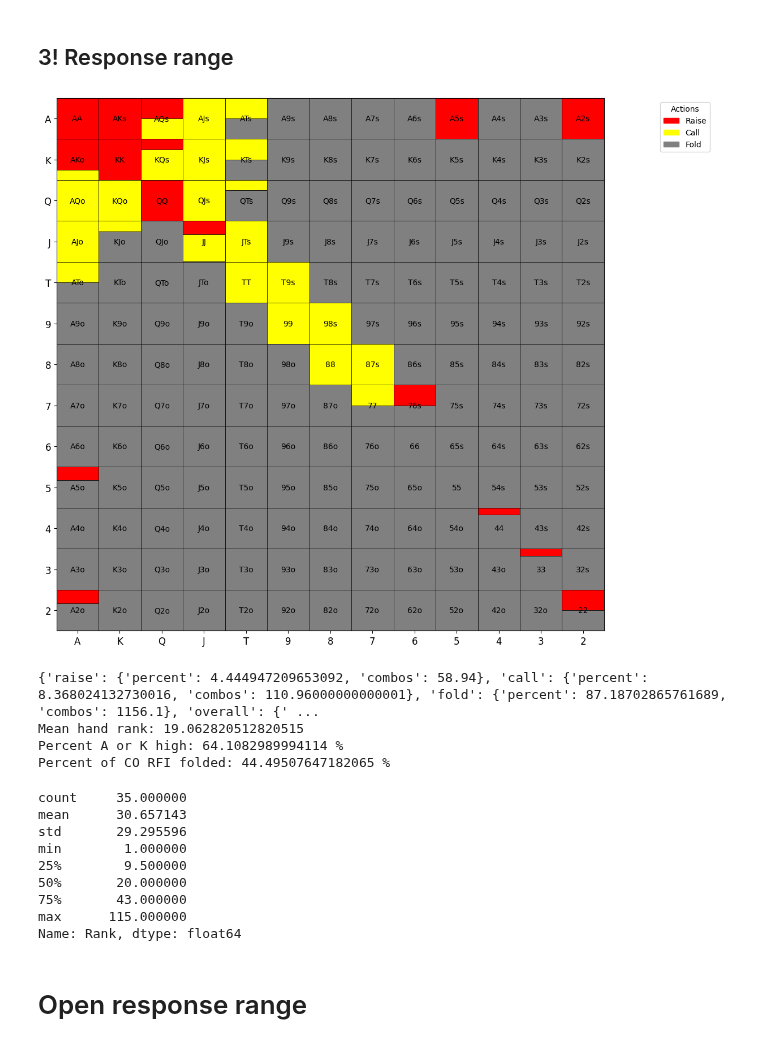
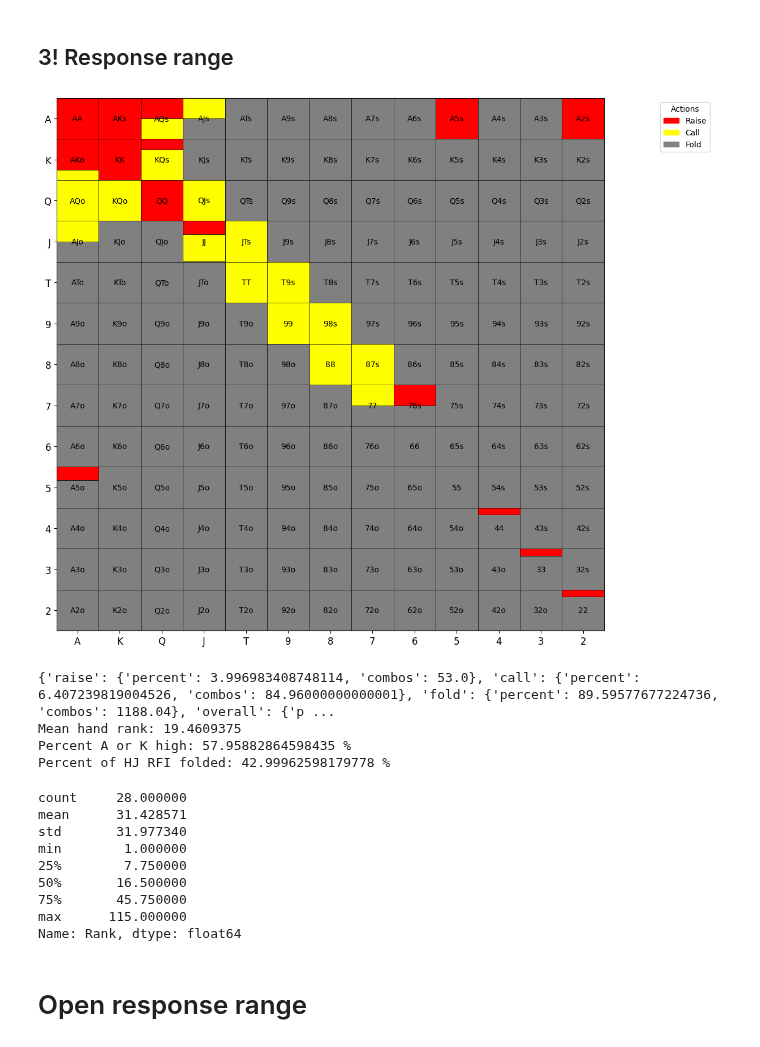
Before and after one commit to KunaalAgarwal/poker_analysis, a Jupyter notebook: src/hj_ranges.ipynb, the cells around one changed output. Cells and saved outputs as stored; diff of their text form; code cells hidden in the pictures.

```diff
--- a/src/hj_ranges.ipynb
+++ b/src/hj_ranges.ipynb
@@ -141,7 +141,6 @@ response_3bet_range = {
     "QQ": {"raise": 1.0, "call": 0.0},
     "JJ": {"raise": 0.33, "call": 0.66},
     "TT": {"raise": 0.0, "call": 1.0},
-
     "99": {"raise": 0.0, "call": 1.0},
     "88": {"raise": 0.0, "call": 1.0},
     "77": {"raise": 0.0, "call": 0.5},
@@ -150,12 +149,12 @@ response_3bet_range = {
     # 4bet bluff (unblocks AK, AQ, AJ, KQ, etc.), while ahead of those hands and can put high pressure on middling pairs
     "44": {"raise": 0.17, "call": 0.0},
     "33": {"raise": 0.17, "call": 0.0},
-    "22": {"raise": 0.5, "call": 0.0},
+    "22": {"raise": 0.17, "call": 0.0},
 
     "AKs": {"raise": 1.0, "call": 0.0},
     "AQs": {"raise": 0.5, "call": 0.5},
-    "AJs": {"raise": 0.0, "call": 1.0},
-    "ATs": {"raise": 0.0, "call": 0.5},
+    "AJs": {"raise": 0.0, "call": 0.5},
+    "ATs": {"raise": 0.0, "call": 0.0},
     "A9s": {"raise": 0.0, "call": 0.0},
     "A8s": {"raise": 0.0, "call": 0.0},
     "A7s": {"raise": 0.0, "call": 0.0},
@@ -167,26 +166,26 @@ response_3bet_range = {
 
     "AKo": {"raise": .75, "call": 0.25},
     "AQo": {"raise": 0.0, "call": 1.0},
-    "AJo": {"raise": 0.0, "call": 1.0},
-    "ATo": {"raise": 0.0, "call": 0.5},
+    "AJo": {"raise": 0.0, "call": 0.5},
+    "ATo": {"raise": 0.0, "call": 0.0},
     "A9o": {"raise": 0.0, "call": 0.0},
 
     "A5o": {"raise": 0.33, "call": 0.0}, # come back to adjust bluff frequencies
     "A4o": {"raise": 0.0, "call": 0.0},
     "A3o": {"raise": 0.0, "call": 0.0},
-    "A2o": {"raise": 0.33, "call": 0.0},
+    "A2o": {"raise": 0.0, "call": 0.0},
 
     "KQs": {"raise": 0.25, "call": 0.75},
-    "KJs": {"raise": 0.0, "call": 1.0},
-    "KTs": {"raise": 0.0, "call": 0.5},
+    "KJs": {"raise": 0.0, "call": 0.0},
+    "KTs": {"raise": 0.0, "call": 0.0},
     "K9s": {"raise": 0.0, "call": 0.0},
 
     "KQo": {"raise": 0.0, "call": 1.0},
-    "KJo": {"raise": 0.0, "call": 0.25},
+    "KJo": {"raise": 0.0, "call": 0.0},
     "KTo": {"raise": 0.0, "call": 0.0},
 
     "QJs": {"raise": 0.0, "call": 1.0},
-    "QTs": {"raise": 0.0, "call": 0.25},
+    "QTs": {"raise": 0.0, "call": 0.0},
 
     "QJo": {"raise": 0.0, "call": 0.0},
     "QTo": {"raise": 0.0, "call": 0.0},
@@ -198,48 +197,48 @@ response_3bet_range = {
     "JTo": {"raise": 0.0, "call": 0.0},
     "J9o": {"raise": 0.0, "call": 0.0},
 
     "T9s": {"raise": 0.0, "call": 1.0},
     "T8s": {"raise": 0.0, "call": 0.0},
 
     "98s": {"raise": 0.0, "call": 1.0},
     "97s": {"raise": 0.0, "call": 0.0},
 
     "87s": {"raise": 0.0, "call": 1.0},
     "86s": {"raise": 0.0, "call": 0.0},
 
     "76s": {"raise": 0.5, "call": 0.0},
     "75s": {"raise": 0.0, "call": 0.0},
 
     "65s": {"raise": 0.0, "call": 0.0},
 }
 # Visualize the range
-response_3bet = range_construction.generate_range(response_3bet_range, '../co_ranges/co_3!response.png')
+response_3bet = range_construction.generate_range(response_3bet_range, '../hj_ranges/hj_3!response.png')
 response_3bet_distribution = range_construction.range_hand_distribution(response_3bet_range)
 response_3bet_percent_by_actions = range_construction.range_percent_by_all_actions(response_3bet_range)
 response_3bet_mean_hand_rank = range_construction.average_range_rank(response_3bet_range)
 
 folded_rfi = 100*response_3bet_percent_by_actions['overall']['combos'] / rfi_percent_by_actions['overall']['combos']
 
 print(response_3bet_percent_by_actions)
 print(f'Mean hand rank: {response_3bet_mean_hand_rank}')
 print(f'Percent A or K high: {range_construction.percent_range_high_card(response_3bet_range)} %')
-print(f'Percent of CO RFI folded: {folded_rfi} %')
+print(f'Percent of HJ RFI folded: {folded_rfi} %')
 
-response_3bet_distribution[1].to_csv('../co_ranges/co_3bet_response_distribution.csv')
+response_3bet_distribution[1].to_csv('../hj_ranges/hj_3bet_response_distribution.csv')
 response_3bet_distribution[0]
 # %% [output]
-[figure, old version]
+[figure, new version]
-{'raise': {'percent': 4.444947209653092, 'combos': 58.94}, 'call': {'percent': 8.368024132730016, 'combos': 110.96000000000001}, 'fold': {'percent': 87.18702865761689, 'combos': 1156.1}, 'overall': {' ...
-Mean hand rank: 19.062820512820515
-Percent A or K high: 64.1082989994114 %
-Percent of CO RFI folded: 44.49507647182065 %
+{'raise': {'percent': 3.996983408748114, 'combos': 53.0}, 'call': {'percent': 6.407239819004526, 'combos': 84.96000000000001}, 'fold': {'percent': 89.59577677224736, 'combos': 1188.04}, 'overall': {'p ...
+Mean hand rank: 19.4609375
+Percent A or K high: 57.95882864598435 %
+Percent of HJ RFI folded: 42.99962598179778 %
-count     35.000000
-mean      30.657143
-std       29.295596
+count     28.000000
+mean      31.428571
+std       31.977340
 min        1.000000
-25%        9.500000
-50%       20.000000
-75%       43.000000
+25%        7.750000
+50%       16.500000
+75%       45.750000
 max      115.000000
 Name: Rank, dtype: float64
 # %% [markdown]
```
Also changed, not shown: parts of 7 cells of this notebook, 10 other files.
